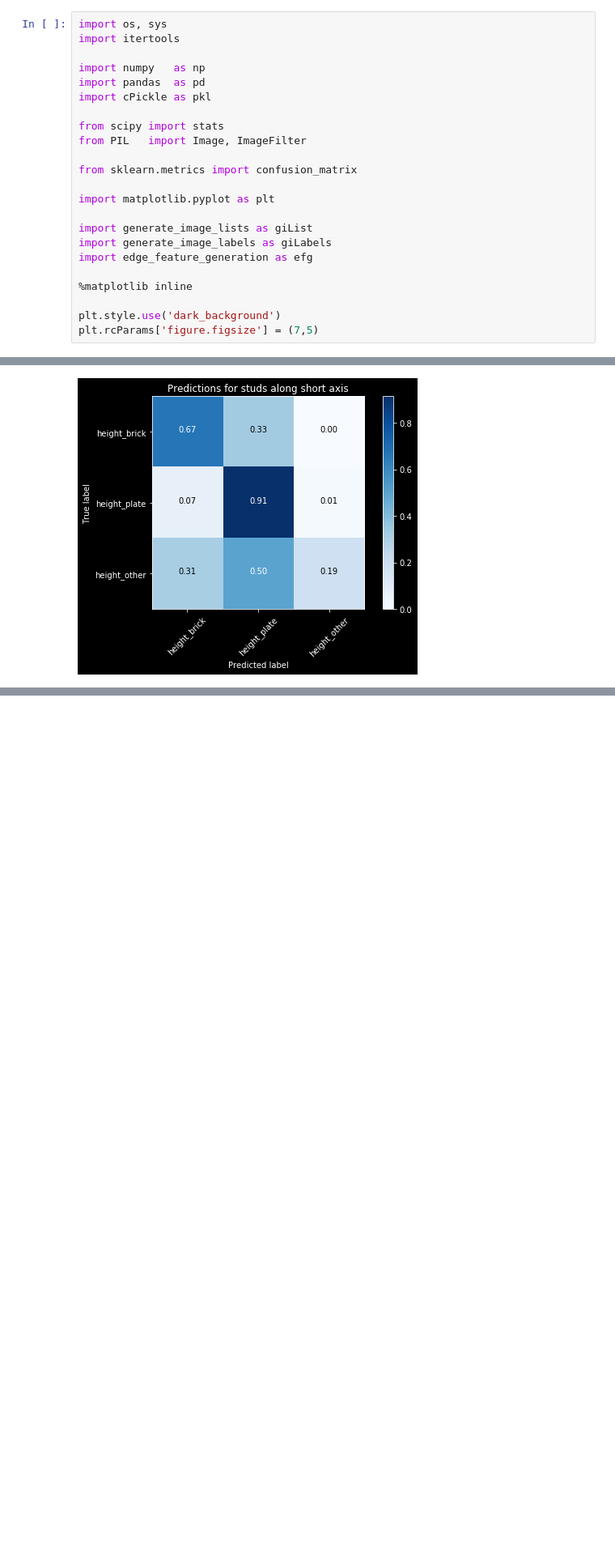
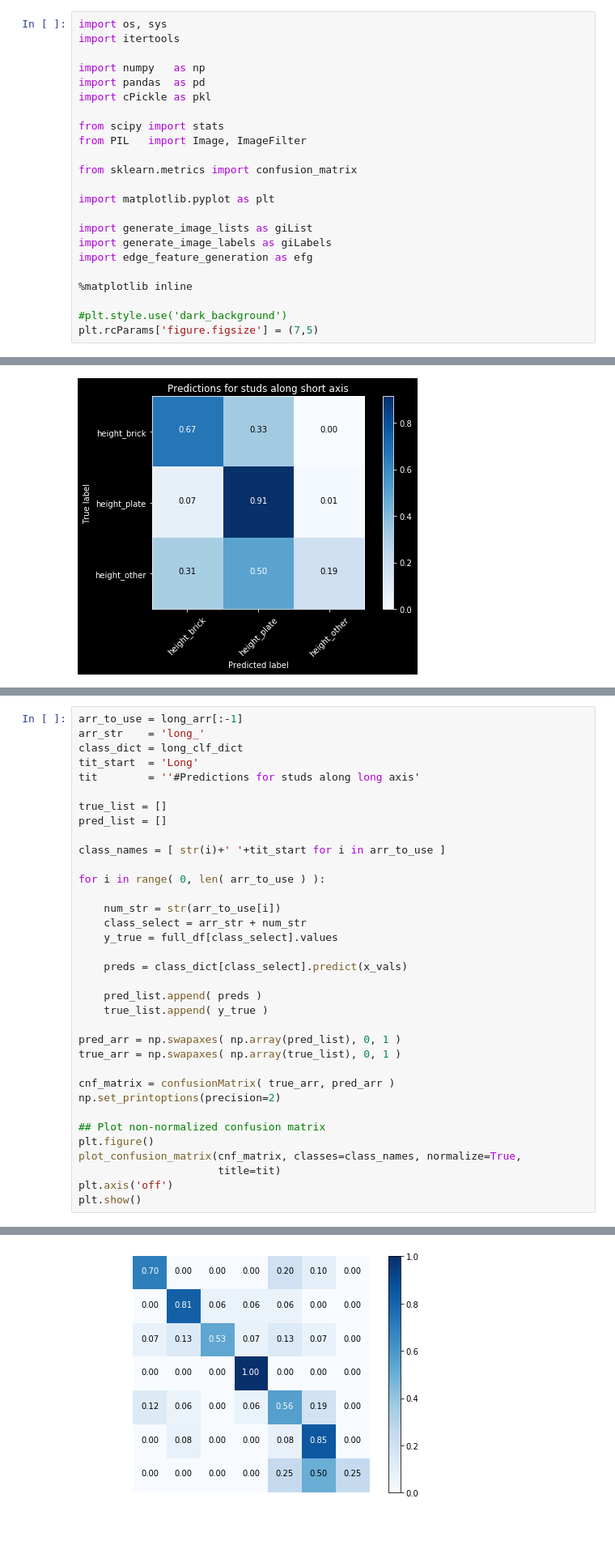
Before and after one commit to markertsean/lego_recognition, a Jupyter notebook: classification/Model_Visuals.ipynb, the cells around one changed output, grey strips where cells are left out. Shown at 81% size. Cells and saved outputs as stored; diff of their text form; blank space fills up the shorter version.

```diff
--- a/classification/Model_Visuals.ipynb
+++ b/classification/Model_Visuals.ipynb
@@ -19,7 +19,7 @@ import edge_feature_generation as efg
 
 %matplotlib inline
 
-plt.style.use('dark_background')
+#plt.style.use('dark_background')
 plt.rcParams['figure.figsize'] = (7,5)
 # %%
 full_df = pd.read_csv('data/white_labels_edge_pca_50.csv')
@@ -366,0 +363,36 @@ Normalized confusion matrix
+# %%
+arr_to_use = long_arr[:-1]
+arr_str    = 'long_'
+class_dict = long_clf_dict
+tit_start  = 'Long'
+tit        = ''#Predictions for studs along long axis'
+
+true_list = []
+pred_list = []
+
+class_names = [ str(i)+' '+tit_start for i in arr_to_use ]
+
+for i in range( 0, len( arr_to_use ) ):
+
+    num_str = str(arr_to_use[i])
+    class_select = arr_str + num_str
+    y_true = full_df[class_select].values
+
+    preds = class_dict[class_select].predict(x_vals)
+
+    pred_list.append( preds )
+    true_list.append( y_true )
+
+pred_arr = np.swapaxes( np.array(pred_list), 0, 1 )
+true_arr = np.swapaxes( np.array(true_list), 0, 1 )
+
+cnf_matrix = confusionMatrix( true_arr, pred_arr )
+np.set_printoptions(precision=2)
+
+## Plot non-normalized confusion matrix
+plt.figure()
+plot_confusion_matrix(cnf_matrix, classes=class_names, normalize=True,
+                      title=tit)
+plt.axis('off')
+plt.show()
+# %% [output]
@@ -366,0 +407 @@ Normalized confusion matrix
+[figure, added]
```
Also changed, not shown: parts of 5 cells of this notebook, 1 other file.
